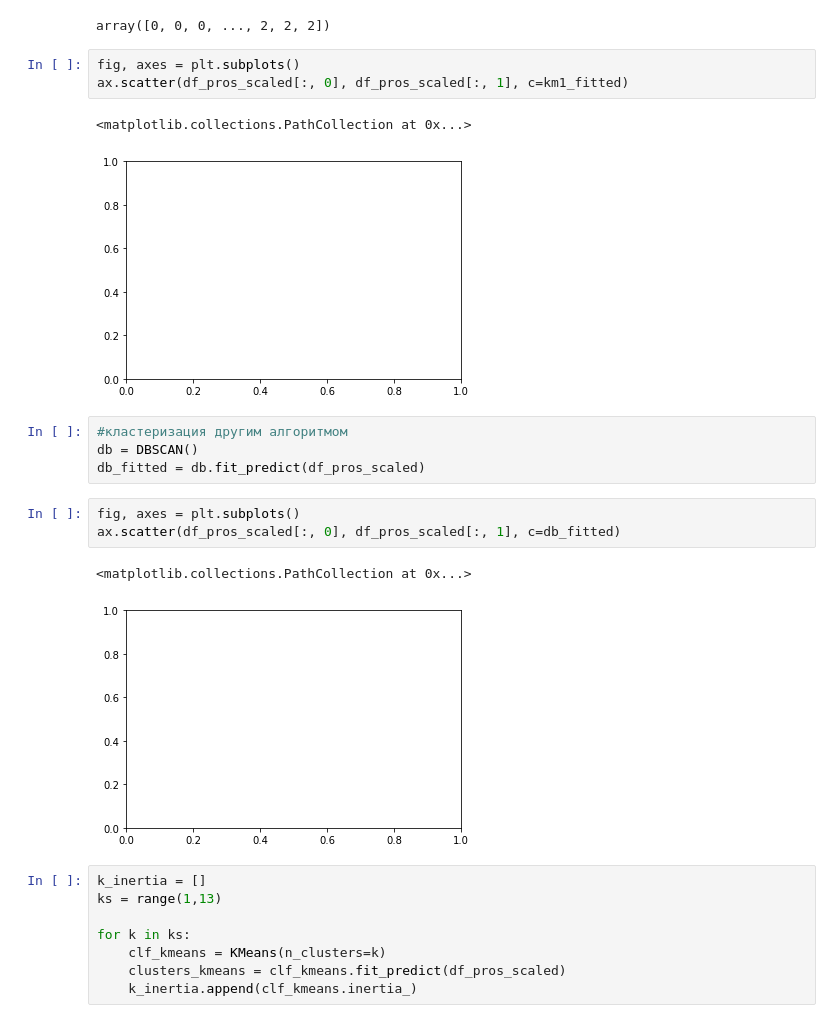
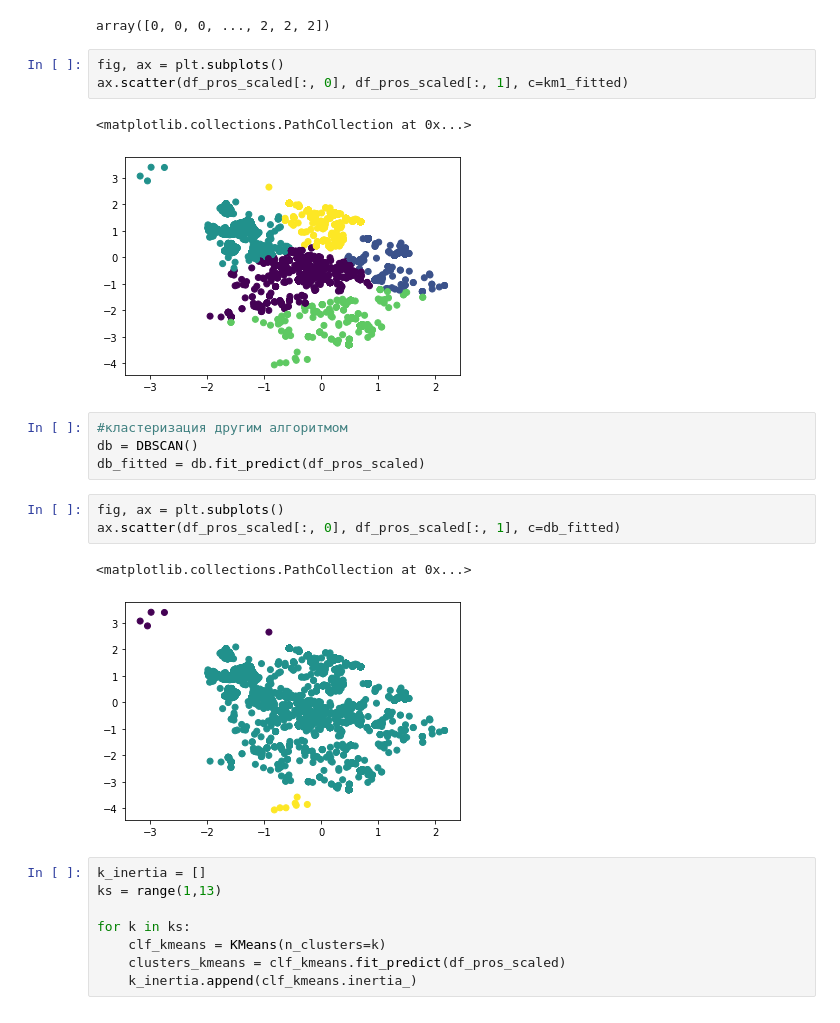
Before and after one commit to kseniya-yakovleva/AML-16, a Jupyter notebook: hw_8/hw-8.ipynb, the cells around one changed output. Drawn from its saved outputs; the diff is of its cells as text.

```diff
--- a/hw_8/hw-8.ipynb
+++ b/hw_8/hw-8.ipynb
@@ -124,21 +124,21 @@ km1_fitted
 # %% [output]
 array([0, 0, 0, ..., 2, 2, 2])
 # %%
-fig, axes = plt.subplots()
+fig, ax = plt.subplots()
 ax.scatter(df_pros_scaled[:, 0], df_pros_scaled[:, 1], c=km1_fitted)
 # %% [output]
 <matplotlib.collections.PathCollection at 0x...>
-[figure, old version]
+[figure, new version]
 # %%
 #кластеризация другим алгоритмом
 db = DBSCAN()
 db_fitted = db.fit_predict(df_pros_scaled)
 # %%
-fig, axes = plt.subplots()
+fig, ax = plt.subplots()
 ax.scatter(df_pros_scaled[:, 0], df_pros_scaled[:, 1], c=db_fitted)
 # %% [output]
 <matplotlib.collections.PathCollection at 0x...>
-[figure, old version]
+[figure, new version]
 # %%
 k_inertia = []
 ks = range(1,13)
```
Also changed, not shown: parts of 1 cell of this notebook.
